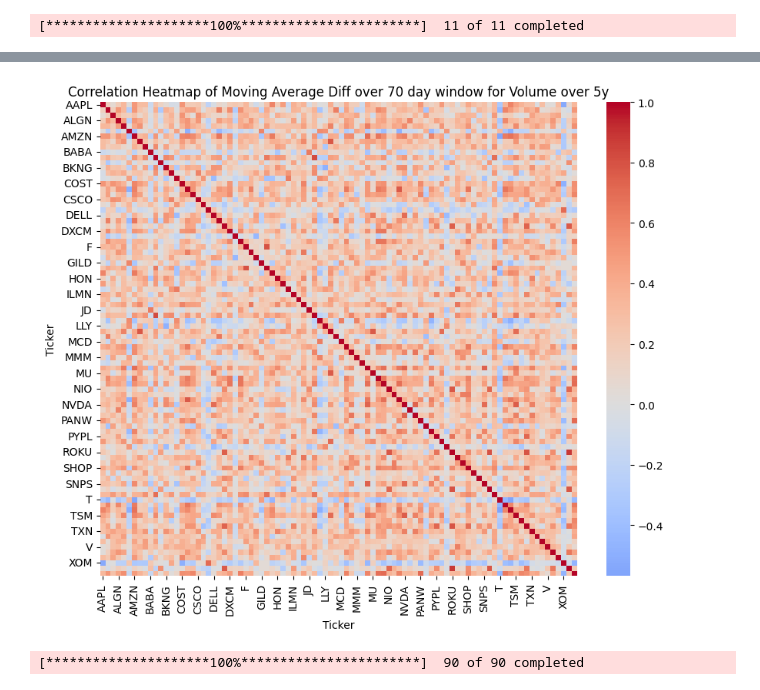
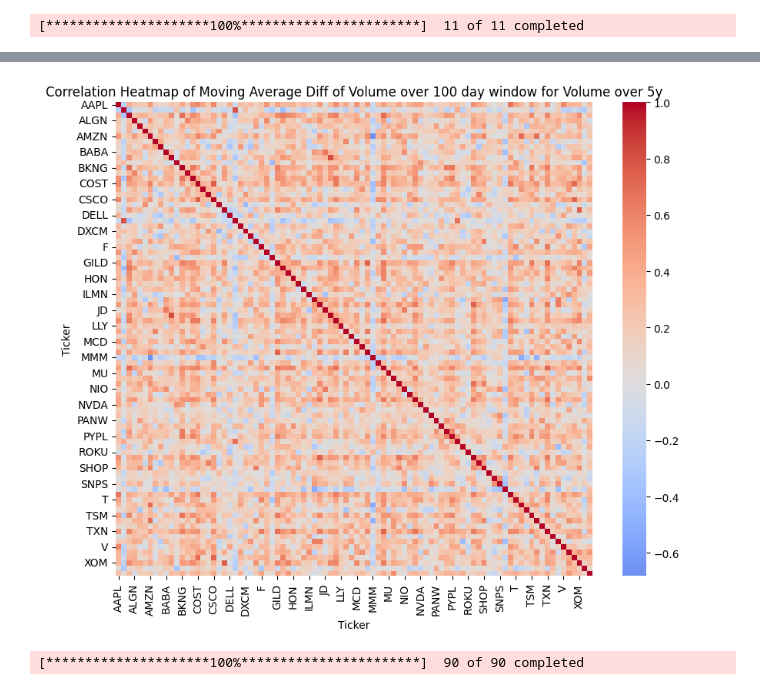
Before and after one commit to AlexanderVaz15/Final_16B, a Jupyter notebook: BullFolio.ipynb, the cells around one changed output, grey strips where cells are left out. Cells and saved outputs as stored; diff of their text form; code cells hidden in the pictures.

```diff
--- a/BullFolio.ipynb
+++ b/BullFolio.ipynb
@@ -344,6 +331,6 @@ plt.show()
 # %%
-feature = 'Close'
-returns = bigTest.MovingAverages(feature,70)[('Diff',)]
+feature = 'Volume'
+returns = bigTest.MovingAverages(feature,window)[('Diff',)]
 summary_stats = returns.describe().T
 summary_stats['skew'] = returns.skew()
 summary_stats['kurtosis'] = returns.kurtosis()
@@ -352,10 +339,10 @@ cov_matrix = returns.cov()
 # %%
 plt.figure(figsize=(10, 8))
 sns.heatmap(corr_matrix, annot=False, cmap='coolwarm', center=0)
-plt.title(f'Correlation Heatmap of Moving Average Diff over 70 day window for Volume over {bigTest.timePeriod}' )
+plt.title(f'Correlation Heatmap of Moving Average Diff of {feature} over {window} day window for Volume over {bigTest.timePeriod}' )
 plt.show()
 # %% [output]
-[figure, old version]
+[figure, new version]
 # %%
 bigTest.change_timePeriod('5y')
 # %% [output]
```
Also changed, not shown: parts of 32 cells of this notebook.
